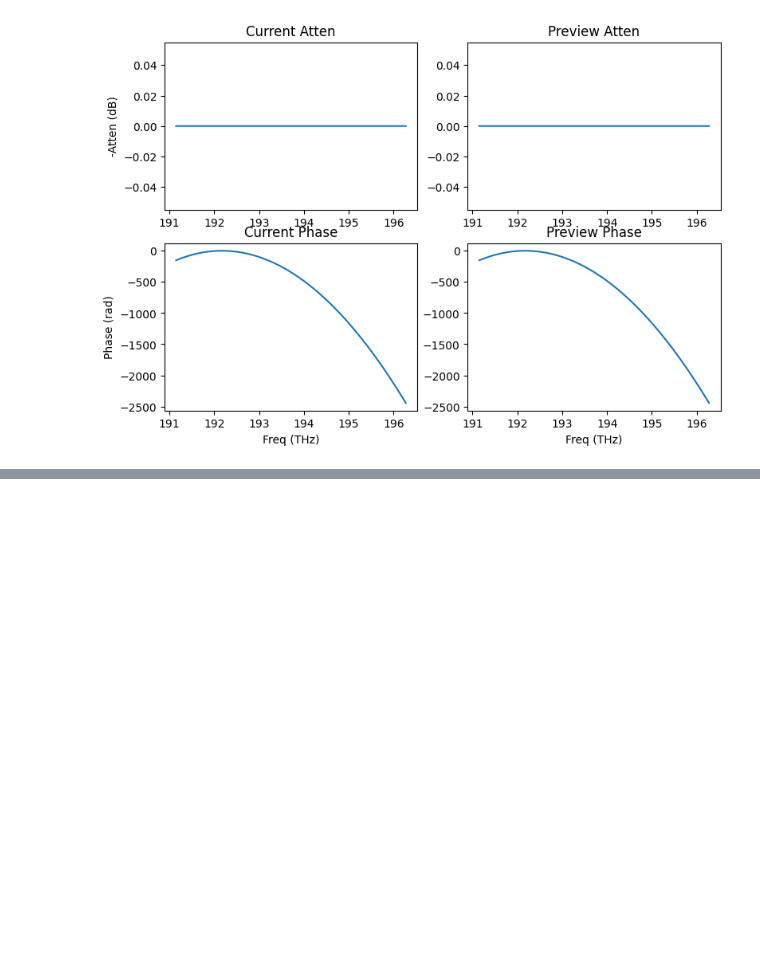
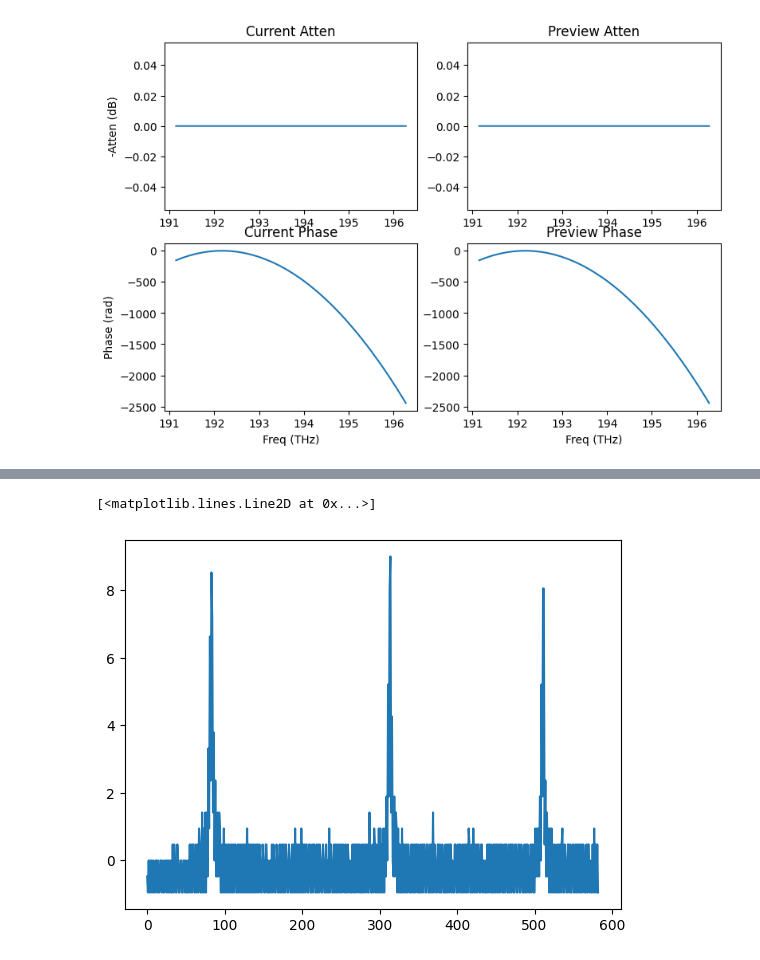
Before and after one commit to kester2015/KeckLFC-deploy, a Jupyter notebook: Notebooks/new_laptop_test.ipynb, the cells around one changed output, grey strips where cells are left out. Drawn from its saved outputs; the diff is of its cells as text; code cells hidden in the pictures; blank space fills up the shorter version.

```diff
--- a/Notebooks/new_laptop_test.ipynb
+++ b/Notebooks/new_laptop_test.ipynb
@@ -1268,3 +1295,10 @@ wsp.plotStatus()
 wsp.writeProfile()
 # %% [output]
 [figure]
+# %%
+import os
+os.chdir(r'D:\astrocomb\KeckLFC-deploy')
+from Hardware.RigolMSO5074 import RigolMSO5074
+
+rig= RigolMSO5074(addr='USB0::0x1AB1::0x0515::MS5A255207375::INSTR', name='Rigol MSO5074')
+rig.connect()
@@ -1270,0 +1316,20 @@ wsp.writeProfile()
+# %%
+rig.inst.read_termination = ''  # read_termination is not specified by default.
+rig.inst.write_termination = ''  # write_termination is '\r\n' by default.
+# %%
+rig.write(':WAV:SOUR CHAN1')
+rig.write(':WAV:MODE NORM')
+rig.write(':WAV:FORM ASCII')
+rig.write(':WAV:POIN 20000')
+data=rig.query(':WAV:DATA?')
+# %%
+wavebytes = int(data[2:11])
+wavedata = (data[11:wavebytes+11]).split(",")
+wavedata = [float(dat) for dat in wavedata[:-1]]
+# %%
+wavedata
+import matplotlib.pyplot as plt
+plt.plot(wavedata)
+# %% [output]
+[<matplotlib.lines.Line2D at 0x...>]
+[figure, added]
```
Also changed, not shown: parts of 21 cells of this notebook, 3 other files.
